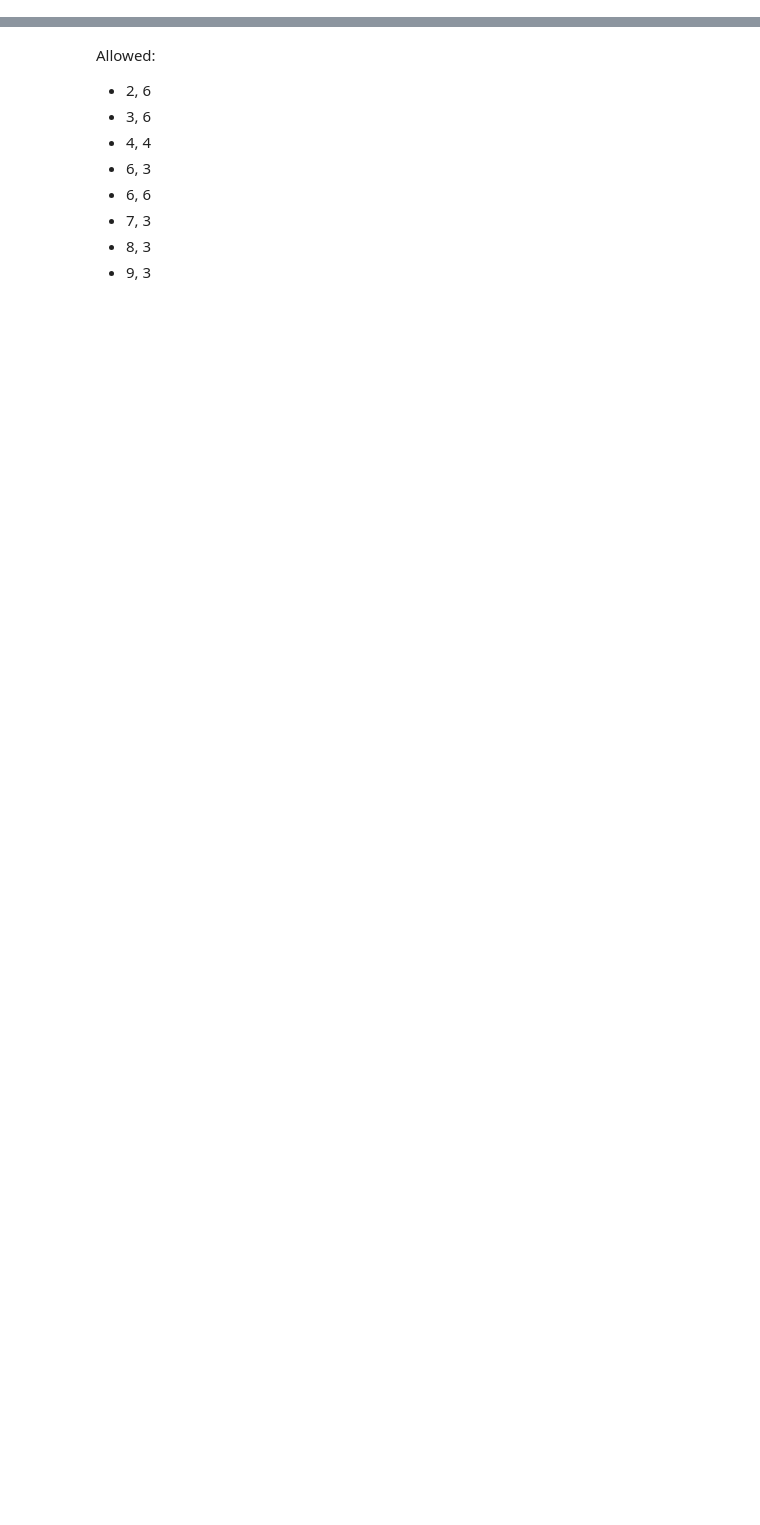
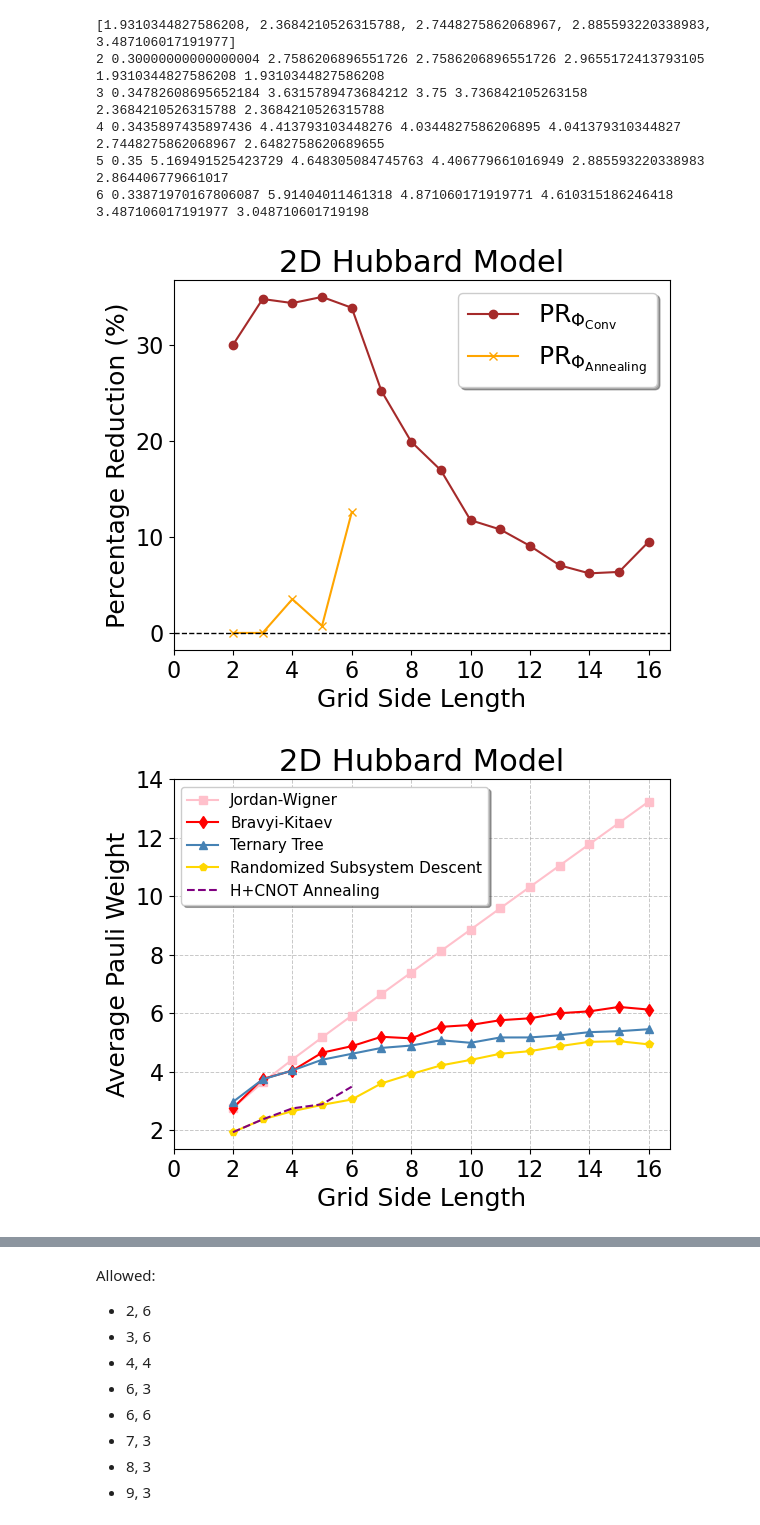
Before and after one commit to Genz17/F2Q, a Jupyter notebook: test.ipynb, the cells around one changed output, grey strips where cells are left out. Drawn from its saved outputs; the diff is of its cells as text; code cells hidden in the pictures; blank space fills up the shorter version.

```diff
--- a/test.ipynb
+++ b/test.ipynb
@@ -364,34 +428,43 @@ anim = []
 for i,o in enumerate(op):
     im.append(1 - o / min([jw[i],bk[i],tt[i]]))
     if i < 5:
         anim.append(1 - o/an[i])
         print(i+2,1 - o / min([jw[i],bk[i],tt[i]]),jw[i],bk[i],tt[i],an[i],o)
 plt.figure()
 plt.plot(range(2, 2+len(im)),im,'-o',label=r'PR$_{\Phi_{\text{Conv}}}$',c='brown')
 plt.plot(range(2, 2+len(anim)),anim,'-x', label=r'PR$_{\Phi_{\text{Annealing}}}$',c='orange')
 plt.yticks([0,0.1,0.2,0.3],[0,10,20,30],fontsize=16)
 plt.xticks([0,2,4,6,8,10,12,14,16],[0,2,4,6,8,10,12,14,16],fontsize=16)
 plt.xlabel("Grid Side Length", fontsize=18)
-plt.ylabel("Percentage Reduction", fontsize=18)
+plt.ylabel("Percentage Reduction (%)", fontsize=18)
 plt.title("2D Hubbard Model",fontsize=22)
 plt.axhline(y=0, color='black', linestyle='--', linewidth=1)
 plt.legend(frameon=True, fancybox=True, shadow=True, fontsize=18)
 plt.savefig("Hubbard2D_improve.pdf",bbox_inches='tight')
 
 plt.figure()
 plt.plot(range(2,2+len(jw)), jw, '-s', label='Jordan-Wigner', c='pink')
 plt.plot(range(2,2+len(bk)), bk, '-d', label='Bravyi-Kitaev', c='red')
 plt.plot(range(2,2+len(tt)), tt, '-^', label='Ternary Tree',c='steelblue')
 plt.plot(range(2,2+len(op)), op, '-p', label='Randomized Subsystem Descent',c='gold')
 plt.plot(range(2,2+len(an)), an, '--', label='H+CNOT Annealing',c='purple')
 plt.xlabel("Grid Side Length", fontsize=18)
 plt.ylabel("Average Pauli Weight", fontsize=18)
 plt.yticks([2,4,6,8,10,12,14],[2,4,6,8,10,12,14],fontsize=16)
 plt.xticks([0,2,4,6,8,10,12,14,16],[0,2,4,6,8,10,12,14,16],fontsize=16)
 plt.grid(True, linestyle='--', linewidth=0.7, alpha=0.7)
 plt.title("2D Hubbard Model",fontsize=22)
 plt.legend(frameon=True, fancybox=True, shadow=True, fontsize=11, loc='upper left')
 plt.savefig("Hubbard2D.pdf",bbox_inches='tight')
+# %% [output]
+[1.9310344827586208, 2.3684210526315788, 2.7448275862068967, 2.885593220338983, 3.487106017191977]
+2 0.30000000000000004 2.7586206896551726 2.7586206896551726 2.9655172413793105 1.9310344827586208 1.9310344827586208
+3 0.34782608695652184 3.6315789473684212 3.75 3.736842105263158 2.3684210526315788 2.3684210526315788
+4 0.3435897435897436 4.413793103448276 4.0344827586206895 4.041379310344827 2.7448275862068967 2.6482758620689655
+5 0.35 5.169491525423729 4.648305084745763 4.406779661016949 2.885593220338983 2.864406779661017
+6 0.33871970167806087 5.91404011461318 4.871060171919771 4.610315186246418 3.487106017191977 3.048710601719198
+[figure, added]
+[figure, added]
 # %%
 # H2 chains
 
```
Also changed, not shown: parts of 7 cells of this notebook, 1 other file.
